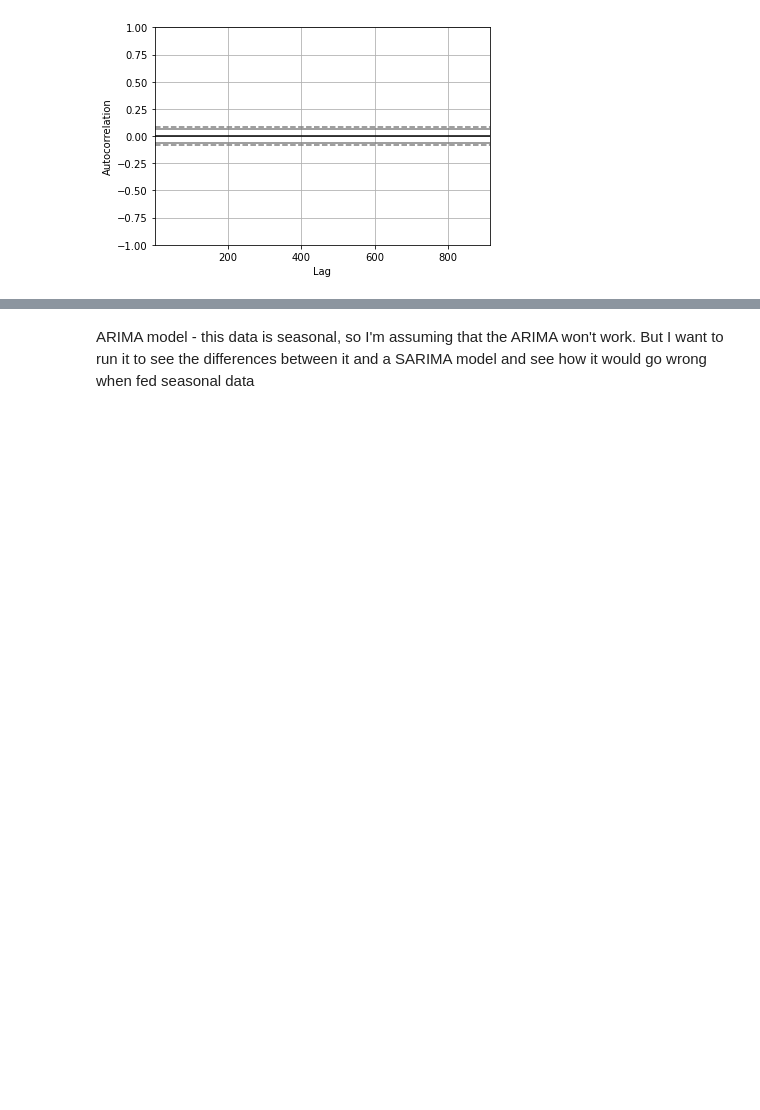
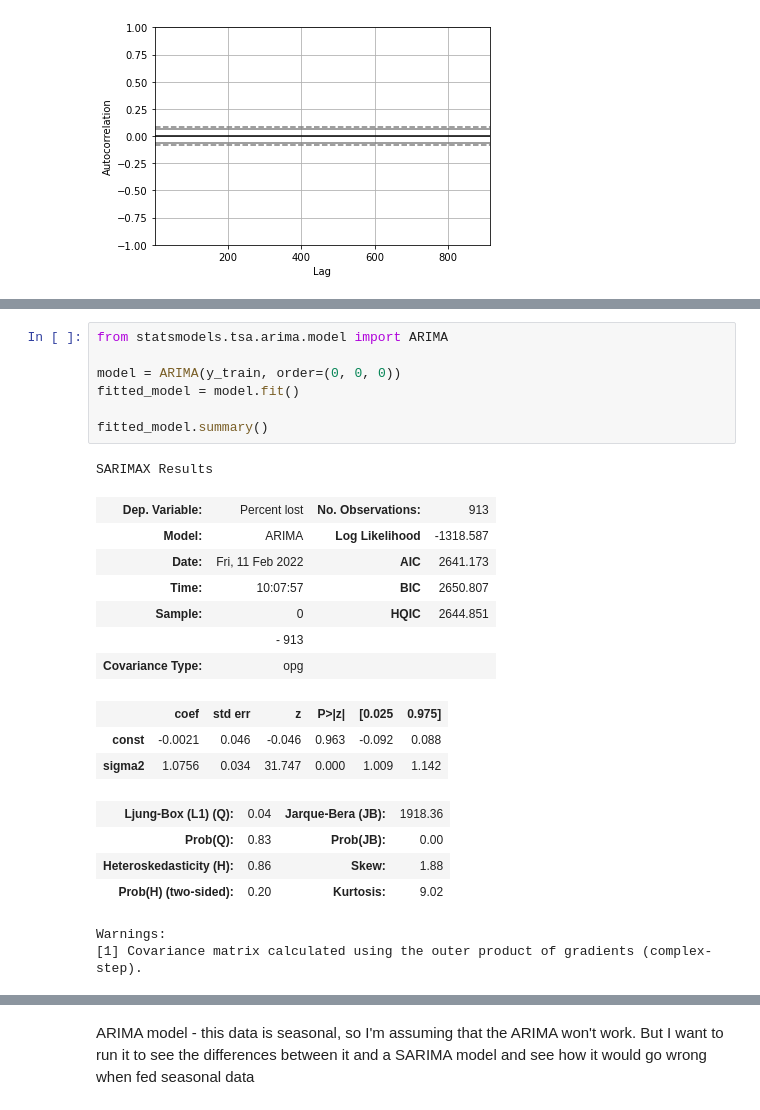
Before and after one commit to squareleaf/bee-colony-loss-capstone, a Jupyter notebook: Bee Colony Capstone - modeling.ipynb, the cells around one changed output, grey strips where cells are left out. Drawn from its saved outputs; the diff is of its cells as text; blank space fills up the shorter version.

```diff
--- a/Bee Colony Capstone - modeling.ipynb
+++ b/Bee Colony Capstone - modeling.ipynb
@@ -35,0 +42,25 @@ plt.show()
+# %%
+from statsmodels.tsa.arima.model import ARIMA
+
+model = ARIMA(y_train, order=(0, 0, 0))
+fitted_model = model.fit()
+
+fitted_model.summary()
+# %% [output]
+SARIMAX Results
+| Dep. Variable: | Percent lost | No. Observations: | 913 |
+| Model: | ARIMA | Log Likelihood | -1318.587 |
+| Date: | Fri, 11 Feb 2022 | AIC | 2641.173 |
+| Time: | 10:07:57 | BIC | 2650.807 |
+| Sample: | 0 | HQIC | 2644.851 |
+|  | - 913 |  |  |
+| Covariance Type: | opg |  |  |
+|  | coef | std err | z | P>|z| | [0.025 | 0.975] |
+| const | -0.0021 | 0.046 | -0.046 | 0.963 | -0.092 | 0.088 |
+| sigma2 | 1.0756 | 0.034 | 31.747 | 0.000 | 1.009 | 1.142 |
+| Ljung-Box (L1) (Q): | 0.04 | Jarque-Bera (JB): | 1918.36 |
+| Prob(Q): | 0.83 | Prob(JB): | 0.00 |
+| Heteroskedasticity (H): | 0.86 | Skew: | 1.88 |
+| Prob(H) (two-sided): | 0.20 | Kurtosis: | 9.02 |
+Warnings:
+[1] Covariance matrix calculated using the outer product of gradients (complex-step).
```
Also changed, not shown: parts of 7 cells of this notebook.
